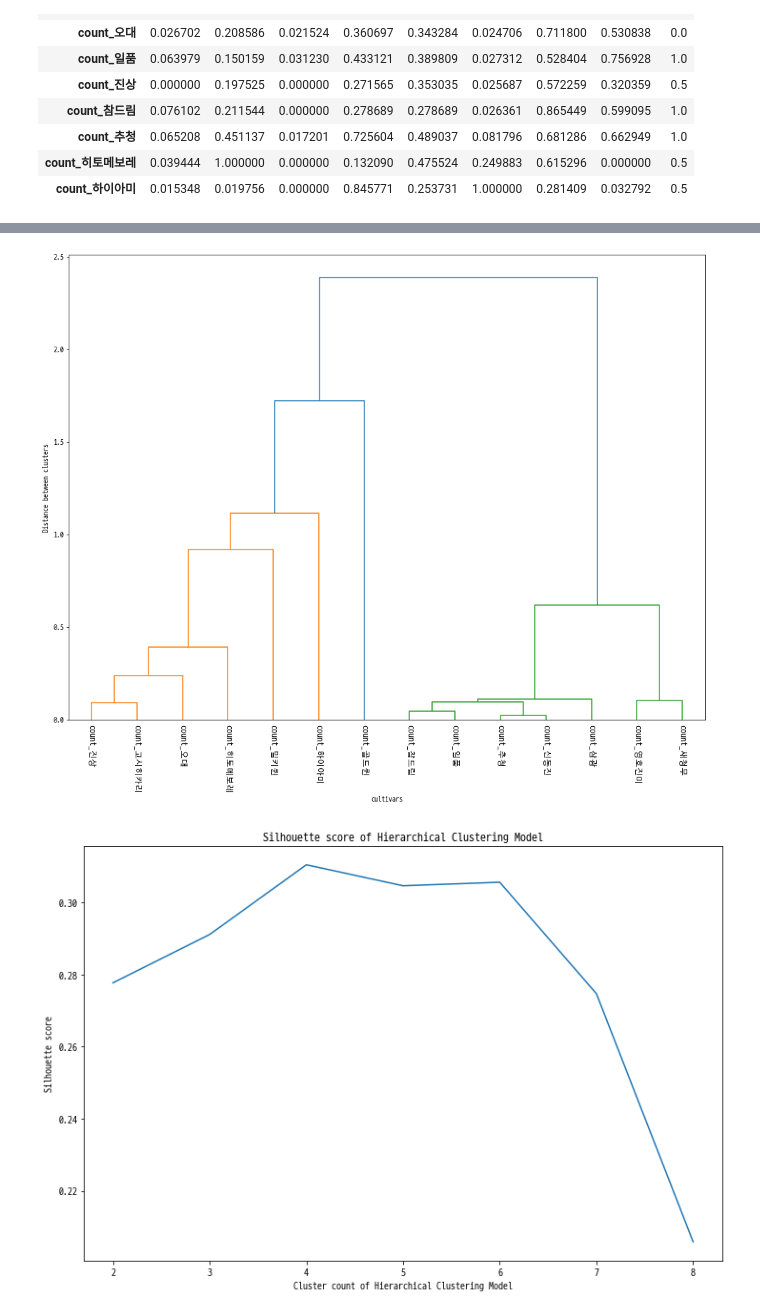
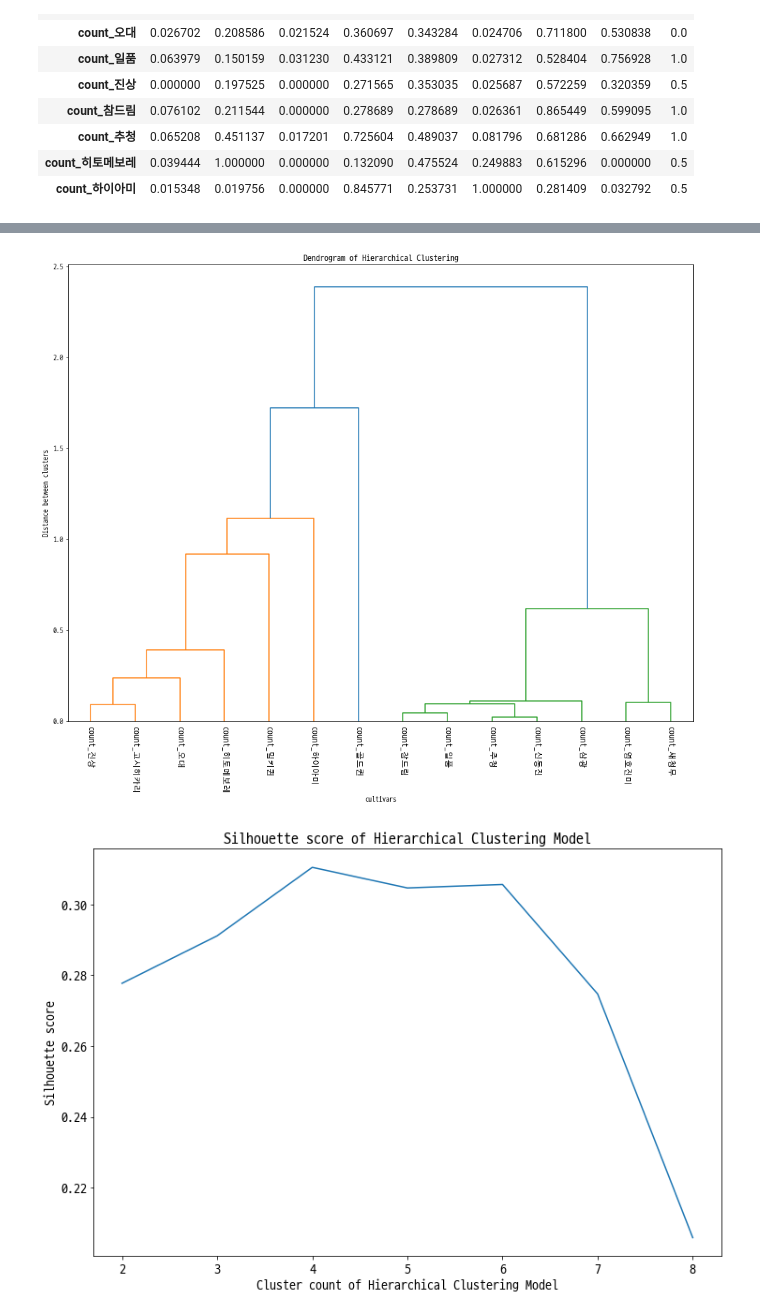
Before and after one commit to csh01470/TIL_Python, a Jupyter notebook: Script/20210825_02.ipynb, the cells around one changed output, grey strips where cells are left out. Drawn from its saved outputs; the diff is of its cells as text; code cells hidden in the pictures.

```diff
--- a/Script/20210825_02.ipynb
+++ b/Script/20210825_02.ipynb
@@ -106,6 +110,7 @@ labelList = cultivar_dataset_pca.index
 
 #(2) 덴드로그램 파악하기.
 plt.figure(figsize=(16, 12))
+plt.title('Dendrogram of Hierarchical Clustering')
 plt.xlabel('cultivars')
 plt.ylabel('Distance between clusters')
 dendrogram(linked,
@@ -116,27 +121,29 @@ dendrogram(linked,
 plt.xticks(rotation=-90)
 plt.show()
 # %% [output]
-[figure, old version]
+[figure, new version]
 # %%
 #04. 최적 k값 파악을 위한 실루엣계수 파악하기.
 #(1) k 값에 따른 silhouette_score 값 수집하기.
 silh_score_list = []
 
 for k in RANGE :
     HC_model = AgglomerativeClustering(n_clusters=k, affinity='euclidean', linkage='ward')
     silh_score = silhouette_score(cultivar_dataset.iloc[:,:12], HC_model.fit_predict(cultivar_dataset))
     silh_score_list.append(silh_score)
 
 #(2) 시각화하기.
 plt.figure(figsize=(12,8))
-plt.title('Silhouette score of Hierarchical Clustering Model')
-plt.xlabel('Cluster count of Hierarchical Clustering Model')
-plt.ylabel('Silhouette score')
+plt.title('Silhouette score of Hierarchical Clustering Model', fontsize=16)
+plt.xlabel('Cluster count of Hierarchical Clustering Model', fontsize=14)
+plt.ylabel('Silhouette score', fontsize=14)
+plt.xticks(fontsize=14)
+plt.yticks(fontsize=14)
 
 plt.plot(RANGE, silh_score_list)
 plt.show()
 # %% [output]
-[figure, old version]
+[figure, new version]
 # %%
 #05. Cluster Number 지정하여 시각화하기.
 #(1) 객체 지정하기.
```
Also changed, not shown: parts of 5 cells of this notebook, 7 other files.
